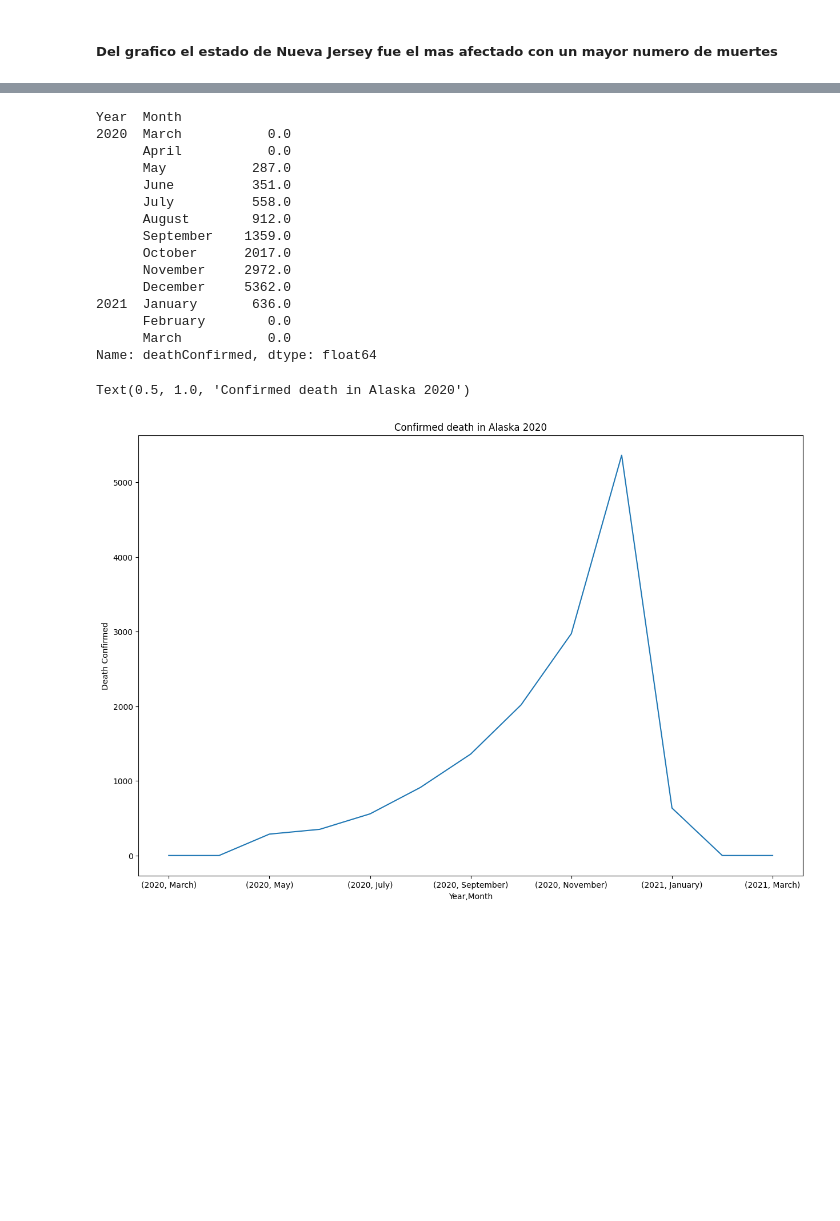
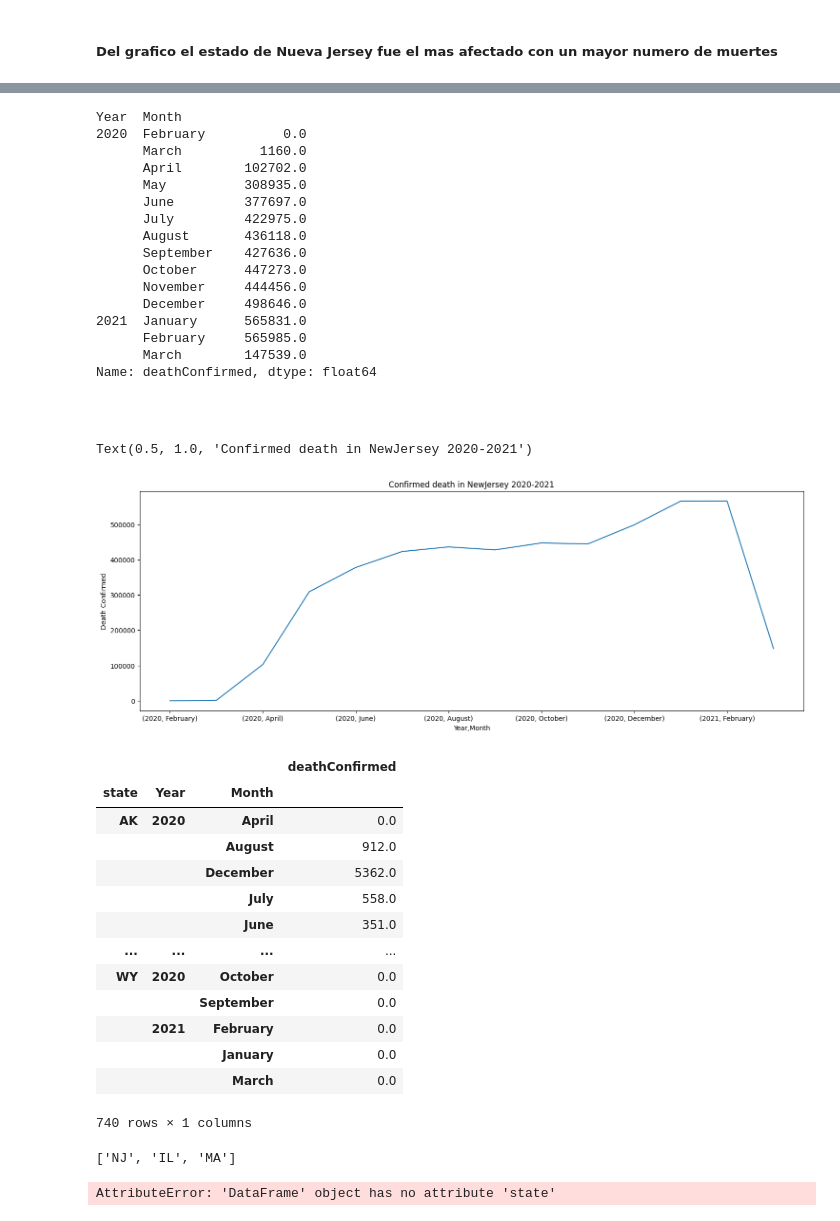
Before and after one commit to Aldoju/AnalisisCasosCovid, a Jupyter notebook: analisisCasos.ipynb, the cells around one changed output, grey strips where cells are left out. Cells and saved outputs as stored; diff of their text form; code cells hidden in the pictures; blank space fills up the shorter version.

```diff
--- a/analisisCasos.ipynb
+++ b/analisisCasos.ipynb
@@ -246,27 +211,57 @@ info_or.loc['AK',:,:,:]
 # %%
 
-Alaska=info_or.loc['AK',:,:,:].reset_index().set_index(['Year','Month'])['deathConfirmed']
-Alaska
+NewJersey=info_or.loc['NJ',:,:,:].reset_index().set_index(['Year','Month'])['deathConfirmed']
+NewJersey
 # %% [output]
 Year  Month
-2020  March           0.0
-      April           0.0
-      May           287.0
-      June          351.0
-      July          558.0
-      August        912.0
-      September    1359.0
-      October      2017.0
-      November     2972.0
-      December     5362.0
-2021  January       636.0
-      February        0.0
-      March           0.0
+2020  February          0.0
+      March          1160.0
+      April        102702.0
+      May          308935.0
+      June         377697.0
+      July         422975.0
+      August       436118.0
+      September    427636.0
+      October      447273.0
+      November     444456.0
+      December     498646.0
+2021  January      565831.0
+      February     565985.0
+      March        147539.0
 Name: deathConfirmed, dtype: float64
+# %% [markdown]
+#####
 # %%
-Alaska.plot(kind='line', figsize=(15,10))
+NewJersey.plot(kind='line', figsize=(18,6))
 plt.ylabel('Death Confirmed')
-plt.title('Confirmed death in Alaska 2020')
+plt.title('Confirmed death in NewJersey 2020-2021')
 # %% [output]
-Text(0.5, 1.0, 'Confirmed death in Alaska 2020')
+Text(0.5, 1.0, 'Confirmed death in NewJersey 2020-2021')
-[figure, old version]
+[figure, new version]
+# %%
+graf2=info_or.reset_index().groupby(['state','Year','Month'])[['deathConfirmed']].sum()
+graf2
+# %% [output]
+|  |  |  | deathConfirmed |
+| state | Year | Month |  |
+| AK | 2020 | April | 0.0 |
+|  |  | August | 912.0 |
+|  |  | December | 5362.0 |
+|  |  | July | 558.0 |
+|  |  | June | 351.0 |
+| ... | ... | ... | ... |
+| WY | 2020 | October | 0.0 |
+|  |  | September | 0.0 |
+|  | 2021 | February | 0.0 |
+|  |  | January | 0.0 |
+|  |  | March | 0.0 |
+740 rows × 1 columns
+# %%
+paises=top5paises['state'].head(3).to_list()
+paises
+# %% [output]
+['NJ', 'IL', 'MA']
+# %%
+info_or[info_or.state.isin(paises)]
+# %% [output]
+AttributeError: 'DataFrame' object has no attribute 'state'
```
Also changed, not shown: parts of 8 cells of this notebook.
